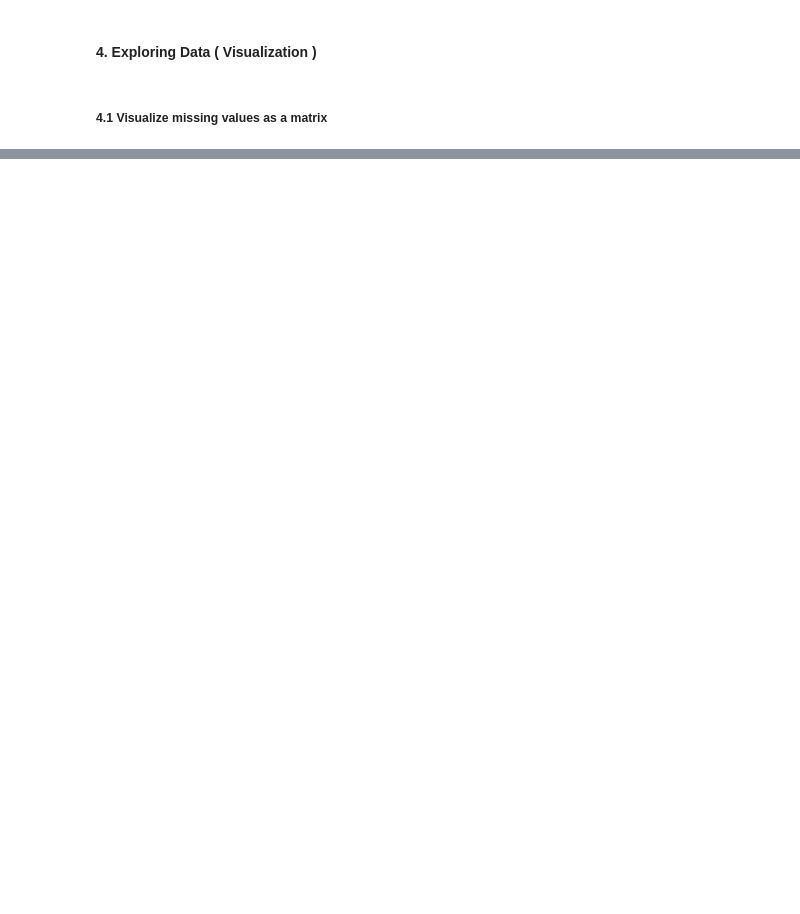
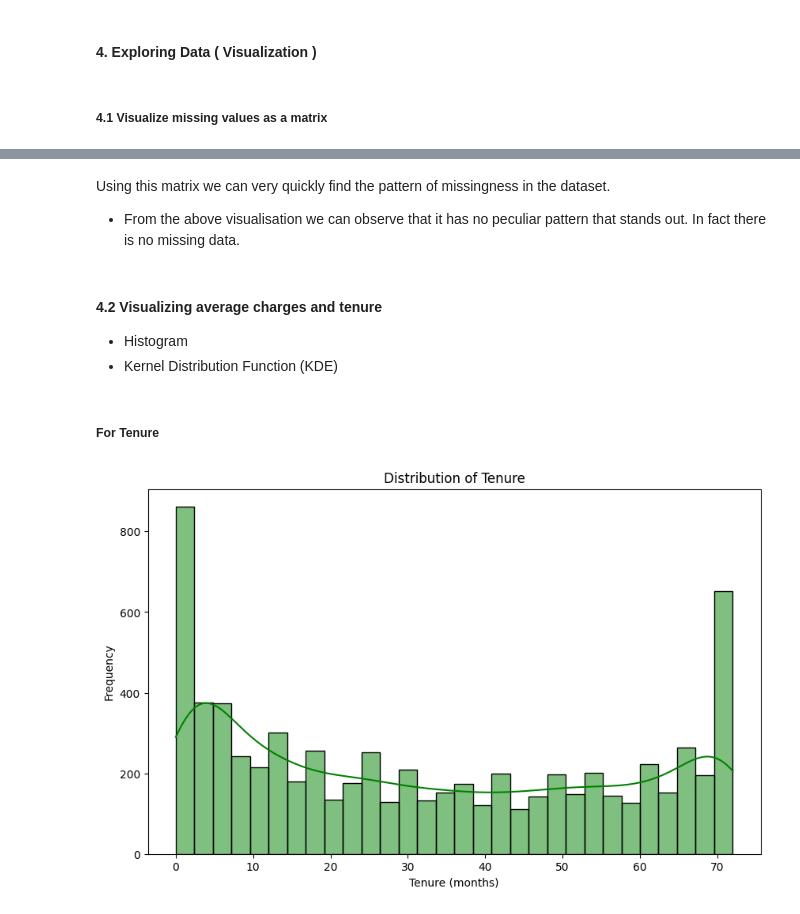
Before and after one commit to ShreyashBhardwaj1/Costumer-churn-prediction, a Jupyter notebook: notebook/1.EDA COSTUMER CHURN PREDICTION.ipynb, the cells around one changed output, grey strips where cells are left out. Saved outputs shown, nothing was run; the diff lists cells and outputs as text; code cells hidden in the pictures; blank space fills up the shorter version.

```diff
--- a/notebook/1.EDA COSTUMER CHURN PREDICTION.ipynb
+++ b/notebook/1.EDA COSTUMER CHURN PREDICTION.ipynb
@@ -262,3 +261,21 @@ dtype: object
+# %%
+#converting total charges into numeric type
+df['TotalCharges'] = pd.to_numeric(df['TotalCharges'], errors='coerce')
+#calculating average_total_charges
+average_total_charges = df['TotalCharges'].mean()
+# Calculate average tenure
+average_tenure = df['tenure'].mean()
+avg_tdf = pd.DataFrame({'Metric': ['Average Tenure'], 'Value': [average_tenure]})
+
+# Calculate average monthly charges
+average_monthly_charges = df['MonthlyCharges'].mean()
+avg_mdf = pd.DataFrame({'Metric': ['MonthlyCharges'], 'Value': [average_monthly_charges]})
+
+
+# Convert TotalCharges to numeric and calculate average if needed
+df['TotalCharges'] = pd.to_numeric(df['TotalCharges'], errors='coerce')
+average_total_charges = df['TotalCharges'].mean()
+avg_cdf = pd.DataFrame({'Metric': ['TotalCharges'], 'Value': [average_total_charges]})
 # %% [markdown]
 #### 4. Exploring Data ( Visualization )
 # %% [markdown]
@@ -269,0 +287,19 @@ NameError: name 'msno' is not defined
+# %% [markdown]
+Using this matrix we can very quickly find the pattern of missingness in the dataset.
+
+- From the above visualisation we can observe that it has no peculiar pattern that stands out. In fact there is no missing data.
+# %% [markdown]
+#### 4.2 Visualizing average charges and tenure
+- Histogram
+- Kernel Distribution Function (KDE)
+# %% [markdown]
+##### For Tenure
+# %%
+plt.figure(figsize=(10, 6))
+sns.histplot(data=df, x='tenure', bins=30, kde=True, color='g')
+plt.title('Distribution of Tenure')
+plt.xlabel('Tenure (months)')
+plt.ylabel('Frequency')
+plt.show()
+# %% [output]
+[figure, added]
```
Also changed, not shown: parts of 25 cells of this notebook, 1 other file.
